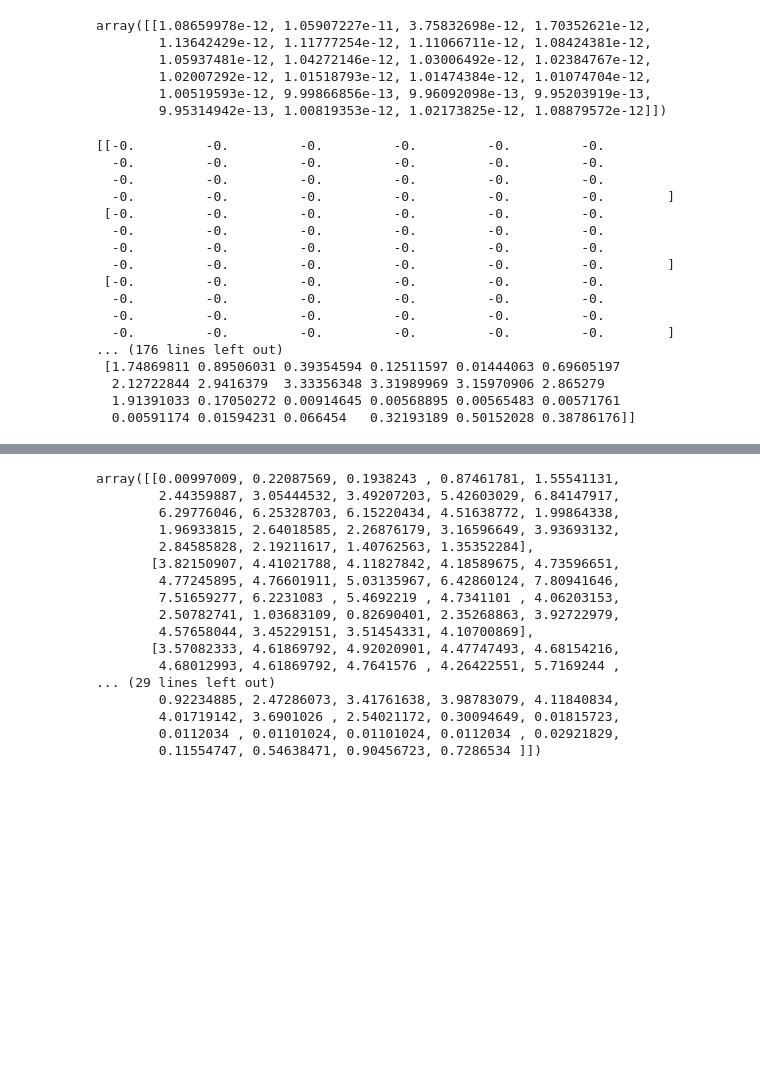
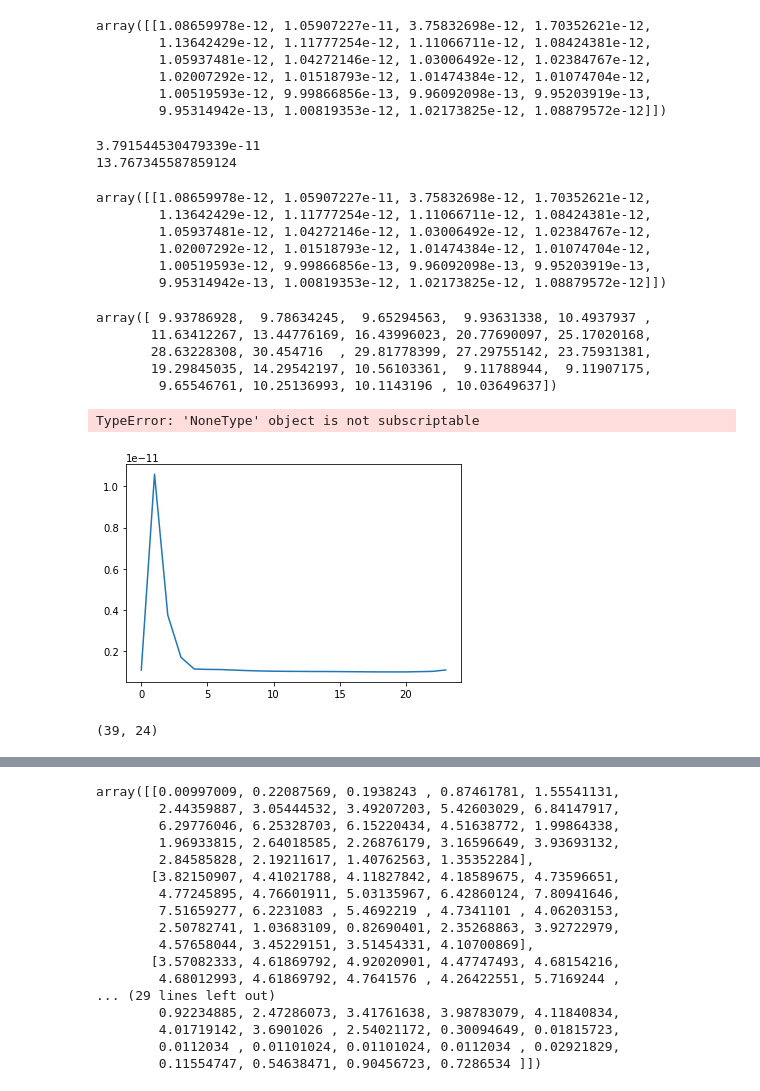
Before and after one commit to The-Wolf3/CE295-OPF, a Jupyter notebook: Multiperiod.ipynb, the cells around one changed output, grey strips where cells are left out. Cells and saved outputs as stored; diff of their text form; code cells hidden in the pictures; blank space fills up the shorter version.

Commit message:
NiceGraphs

```diff
--- a/Multiperiod.ipynb
+++ b/Multiperiod.ipynb
@@ -79,7 +79,11 @@ def runMOPF(case, genData, T=1, init_sot=0.1, cycle=True, robust=False, verb=Fal
     for t in range(T):
 
         if robust:
-            constraints += [cp.sum(renew_real[:,t])<=np.sum(avgs[:,t])-np.linalg.norm(stds[:,t])]
+            max_gen = np.sum(avgs[:,t])-np.linalg.norm(stds[:,t])
+            if max_gen > 0:
+                constraints += [cp.sum(renew_real[:,t])<=max_gen]
+            else:
+                constraints += [cp,sum(renew_real[:,t])<=0]
         if cycle:
             constraints += [sot[:,-1] == init_sot]
 
@@ -143,7 +147,7 @@ def runMOPF(case, genData, T=1, init_sot=0.1, cycle=True, robust=False, verb=Fal
     Costs = cp.sum(diesel_real)
 
     prob = cp.Problem(cp.Minimize(Costs), constraints)
-    prob.solve()
+    prob.solve(verbose=verb)
     try:
         ans = MRunResult(diesel_real.value, renew_real.value, sot.value, prob.value)
     except TypeError:
@@ -224,8 +229,8 @@ solar = toNDct(pv_dict)
 Load_data = np.zeros((39, 2, 24))
 Load_data[:27,:] = np.stack((real_load[:,0,0::4], react_load[:,0,0::4]), axis=1)
 renew_lim = (wind[:9,0,0::4]+solar[:9,0,0::4])*5
-avgs = np.mean(wind[:8,:,0::4]+solar[:8,:,0::4], axis=1)
-stds = np.std(wind[:8,:,0::4]+solar[:8,:,0::4], axis=1)
+avgs = np.mean((wind[:9,:,0::4]+solar[:9,:,0::4])*4, axis=1)
+stds = np.std((wind[:9,:,0::4]+solar[:9,:,0::4])*18, axis=1)
 
 genDat = gens(diesel, batteries, renew, avgs, stds, Load_data, renew_lim)
 # %%
@@ -237,7 +242,7 @@ np.sum(Load_data[:,1, 0])
 # %% [output]
 12.516350694094886
 # %%
-res = runMOPF(case39, genDat, T=24, init_sot=0)
+#res = runMOPF(case39, genDat, T=24, init_sot=0)
 res2 = runMOPF(case39, genDat, T=24, init_sot=0, robust=True)
 # %%
 np.sum(res.diesel)
@@ -249,24 +254,38 @@ array([[1.08659978e-12, 1.05907227e-11, 3.75832698e-12, 1.70352621e-12,
         1.02007292e-12, 1.01518793e-12, 1.01474384e-12, 1.01074704e-12,
         1.00519593e-12, 9.99866856e-13, 9.96092098e-13, 9.95203919e-13,
         9.95314942e-13, 1.00819353e-12, 1.02173825e-12, 1.08879572e-12]])
-# %%
-print(res.sot)
-print(res.renew)
-# %% [output]
-[[-0.         -0.         -0.         -0.         -0.         -0.
-  -0.         -0.         -0.         -0.         -0.         -0.
-  -0.         -0.         -0.         -0.         -0.         -0.
-  -0.         -0.         -0.         -0.         -0.         -0.        ]
- [-0.         -0.         -0.         -0.         -0.         -0.
-  -0.         -0.         -0.         -0.         -0.         -0.
-  -0.         -0.         -0.         -0.         -0.         -0.
-  -0.         -0.         -0.         -0.         -0.         -0.        ]
- [-0.         -0.         -0.         -0.         -0.         -0.
-  -0.         -0.         -0.         -0.         -0.         -0.
-  -0.         -0.         -0.         -0.         -0.         -0.
-  -0.         -0.         -0.         -0.         -0.         -0.        ]
-... (176 lines left out)
- [1.74869811 0.89506031 0.39354594 0.12511597 0.01444063 0.69605197
-  2.12722844 2.9416379  3.33356348 3.31989969 3.15970906 2.865279
-  1.91391033 0.17050272 0.00914645 0.00568895 0.00565483 0.00571761
-  0.00591174 0.01594231 0.066454   0.32193189 0.50152028 0.38786176]]
+# %%
+print(np.sum(res.diesel))
+print(np.sum(res2.diesel))
+# %% [output]
+3.791544530479339e-11
+13.767345587859124
+# %%
+res.diesel
+# %% [output]
+array([[1.08659978e-12, 1.05907227e-11, 3.75832698e-12, 1.70352621e-12,
+        1.13642429e-12, 1.11777254e-12, 1.11066711e-12, 1.08424381e-12,
+        1.05937481e-12, 1.04272146e-12, 1.03006492e-12, 1.02384767e-12,
+        1.02007292e-12, 1.01518793e-12, 1.01474384e-12, 1.01074704e-12,
+        1.00519593e-12, 9.99866856e-13, 9.96092098e-13, 9.95203919e-13,
+        9.95314942e-13, 1.00819353e-12, 1.02173825e-12, 1.08879572e-12]])
+# %%
+np.sum(avgs, axis=0)-np.linalg.norm(stds, axis=0)
+# %% [output]
+array([ 9.93786928,  9.78634245,  9.65294563,  9.93631338, 10.4937937 ,
+       11.63412267, 13.44776169, 16.43996023, 20.77690097, 25.17020168,
+       28.63228308, 30.454716  , 29.81778399, 27.29755142, 23.75931381,
+       19.29845035, 14.29542197, 10.56103361,  9.11788944,  9.11907175,
+        9.65546761, 10.25136993, 10.1143196 , 10.03649637])
+# %%
+plt.plot(res.diesel[0])
+plt.plot(res2.diesel[0])
+plt.plot(np.sum(res2.renew, axis=0))
+plt.plot(np.sum(Load_data[:,0,:], axis=0))
+# %% [output]
+TypeError: 'NoneType' object is not subscriptable
+[figure, added]
+# %%
+res.sot.shape
+# %% [output]
+(39, 24)
```
Also changed, not shown: parts of 3 cells of this notebook.
